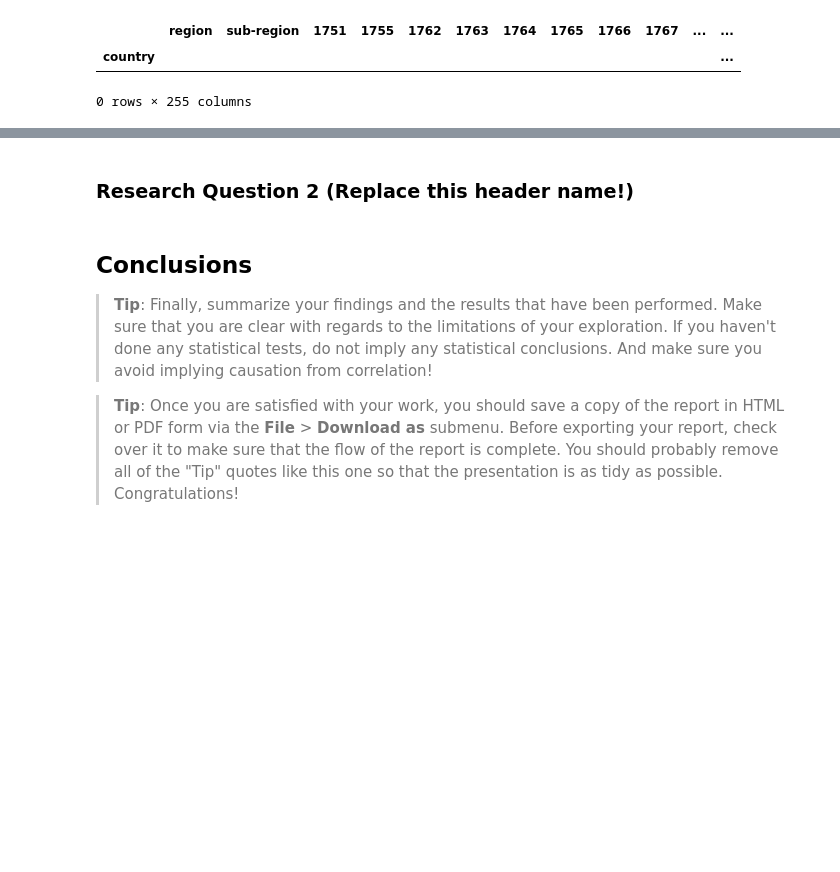
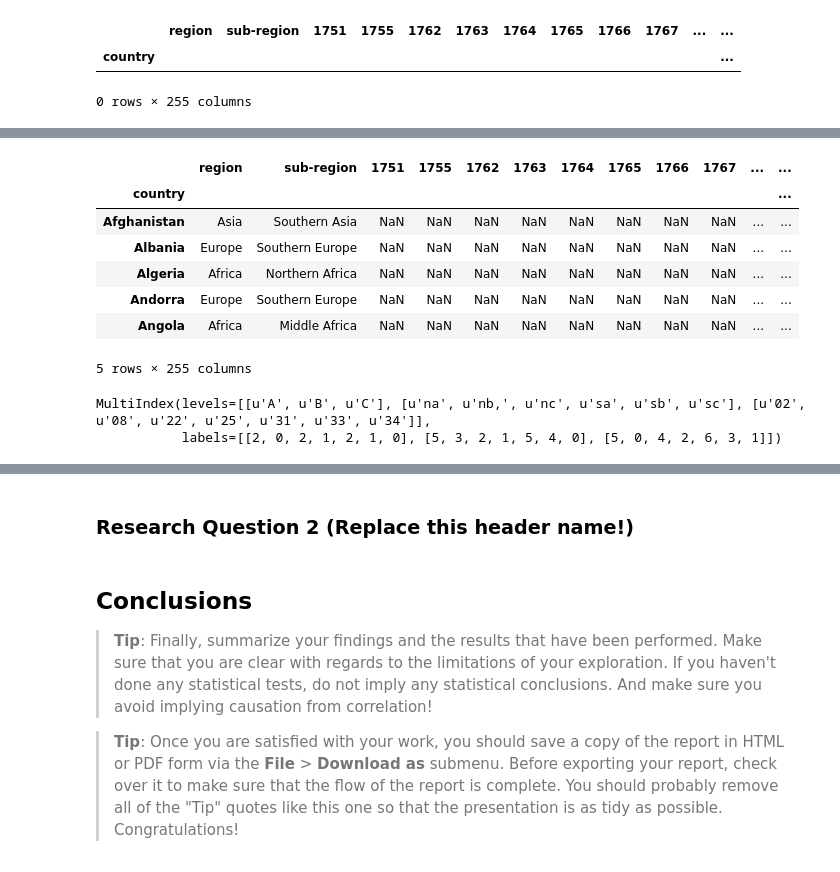
Before and after one commit to limegimlet/data_analysis_gapminder_co2, a Jupyter notebook: gapminder/investigate_gapminder_co2_data.ipynb, the cells around one changed output, grey strips where cells are left out. Cells and saved outputs as stored; diff of their text form; code cells hidden in the pictures; blank space fills up the shorter version.

```diff
--- a/gapminder/investigate_gapminder_co2_data.ipynb
+++ b/gapminder/investigate_gapminder_co2_data.ipynb
@@ -793,8 +774,10 @@ regions.loc[regions['sub-region']=='South-Eastern Asia']
 | 221 | Timor Leste | Asia | South-Eastern Asia |
 | 241 | Viet Nam | Asia | South-Eastern Asia |
 # %%
-reg_dict = create_reg_dict(regions.loc[241].country)
-matches_df = manual_match(24, reg_dict)
+#val_dict = create_val_dict(regions.loc[241].country)
+#matches_df = iloc_fillna(24, val_dict)
+
+matches_df = fill_empty_cols(241, 24)
 # %%
 matches_df.loc[matches_df.matched=='n']
 # %% [output]
@@ -807,4 +790,4 @@ matches_df.loc[matches_df.matched=='n']
 # %%
 # make sure source & target df's have same index vals
 matches_df = matches_df.set_index('co2_country')
-co2_regions = co2_regions.set_index('country')
+#co2_regions = co2_regions.set_index('country')
@@ -815,5 +796,6 @@ sub_reg_dict = matches_df['sub-region'].to_dict()
 # %%
-# fill missing values using these dicts
-co2_regions.region = co2_regions.region.fillna(reg_dict)
-co2_regions['sub-region'] = co2_regions['sub-region'].fillna(sub_reg_dict)
+# replace missing values in co2_regions df
+# with cols from matches df
+co2_regions['region'] = co2_regions['region'].fillna(matches_df['region'])
+co2_regions['sub-region'] = co2_regions['sub-region'].fillna(matches_df['sub-region'])
 # %%
@@ -959,17 +829,0 @@ for l in matches:
-# %%
-%timeit
-for d in matches:
-    print d.values()[0]
-    #print d.keys()
-    r = regions.loc[regions.country == d.keys()[0]].region.item()
-    sr = regions.loc[regions.country == d.keys()[0]]['sub-region'].item()
-    #print r
-    #print sr
-    co2_regions.loc[co2_regions.country == d.values()[0], 'region'] = r
-    co2_regions.loc[co2_regions.country == d.values()[0], 'sub-region'] = sr
-
-    #print regions[regions.country == d.keys()]
-    #co2_regions[co2_regions.country == d.values()].region = regions[regions.country == d.keys()].region
-    #co2_regions[co2_regions.country == d.values()].sub-region = regions[regions.country == d.keys()].sub-region
-    #print d.keys()
-    #print d.values()
@@ -1093,0 +837,23 @@ for i in test:
+# %%
+co2_regions.head()
+# %% [output]
+|  | region | sub-region | 1751 | 1755 | 1762 | 1763 | 1764 | 1765 | 1766 | 1767 | ... | ... |
+| country |  |  |  |  |  |  |  |  |  |  |  | ... |
+| Afghanistan | Asia | Southern Asia | NaN | NaN | NaN | NaN | NaN | NaN | NaN | NaN | ... | ... |
+| Albania | Europe | Southern Europe | NaN | NaN | NaN | NaN | NaN | NaN | NaN | NaN | ... | ... |
+| Algeria | Africa | Northern Africa | NaN | NaN | NaN | NaN | NaN | NaN | NaN | NaN | ... | ... |
+| Andorra | Europe | Southern Europe | NaN | NaN | NaN | NaN | NaN | NaN | NaN | NaN | ... | ... |
+| Angola | Africa | Middle Africa | NaN | NaN | NaN | NaN | NaN | NaN | NaN | NaN | ... | ... |
+5 rows × 255 columns
+# %%
+reg = ['C', 'A', 'C', 'B', 'C', 'B', 'A']
+sub_reg = ['sc', 'sa', 'nc', 'nb,', 'sc', 'sb', 'sa']
+country = ['33', '02', '31', '22', '34', '25', '08' ]
+
+l = list(zip(reg, sub_reg, country))
+ind = pd.MultiIndex.from_tuples(l, levels = )
+ind
+#yr = ['2000', '2001', '2002', '2003']
+# %% [output]
+MultiIndex(levels=[[u'A', u'B', u'C'], [u'na', u'nb,', u'nc', u'sa', u'sb', u'sc'], [u'02', u'08', u'22', u'25', u'31', u'33', u'34']],
+           labels=[[2, 0, 2, 1, 2, 1, 0], [5, 3, 2, 1, 5, 4, 0], [5, 0, 4, 2, 6, 3, 1]])
```
Also changed, not shown: parts of 95 cells of this notebook.
